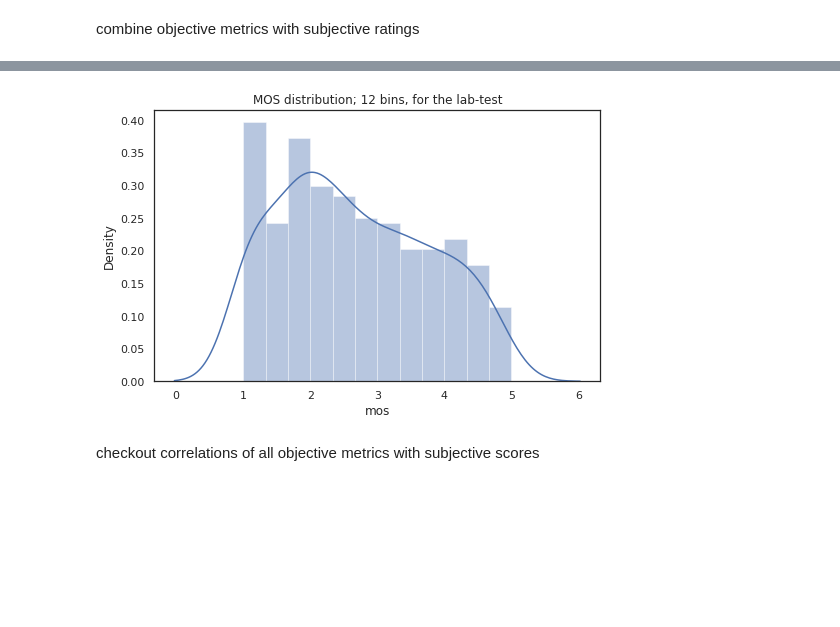
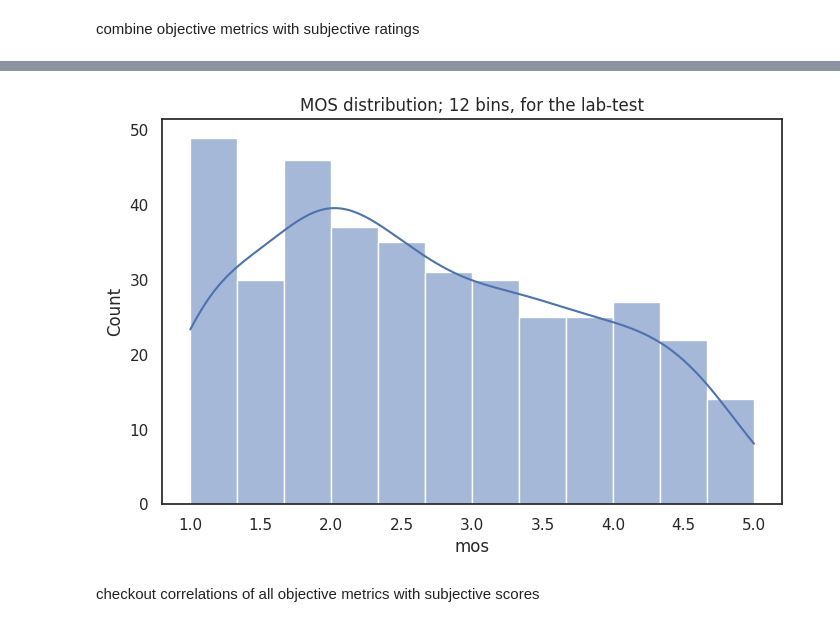
Before and after one commit to Telecommunication-Telemedia-Assessment/image_quality_test, a Jupyter notebook: test_1/analyze_ratings.ipynb, the cells around one changed output, grey strips where cells are left out. Cells and saved outputs as stored; diff of their text form; code cells hidden in the pictures; blank space fills up the shorter version.

```diff
--- a/test_1/analyze_ratings.ipynb
+++ b/test_1/analyze_ratings.ipynb
@@ -285,20 +285,21 @@ dm.to_csv("objective_metrics_and_mos_ci.csv", index=False)
 # %%
 dratings = pd.read_csv("objective_metrics_and_mos_ci.csv")
 d(dratings.head())
 
 sns.set(rc={'figure.figsize':(8,5)})
 sns.set_style("white")
-ax = sns.distplot(dratings["mos"], bins=12)
+ax = sns.histplot(dratings["mos"], bins=12, kde=True)
+
 ax.set_title("MOS distribution; 12 bins, for the lab-test")
 plot(ax, "mos_dist")
 # %% [output]
 |  | image_name | mos | ci | std | image | vmaf | adm2 | psnr | ssim | ms_ssim | ... |
 | 0 | BennuProRes4444.mov_1frame_crf_03... | 3.095238 | 0.699565 | 0.768424 | BennuProRes4444.mov_1frame_crf_03... | 96.55329 | 0.97798 | 55.46594 | 0.99986 | 0.99935 | ... |
 | 1 | BennuProRes4444.mov_1frame_crf_06... | 2.904762 | 0.568885 | 0.624881 | BennuProRes4444.mov_1frame_crf_06... | 91.59939 | 0.95523 | 51.85869 | 0.99946 | 0.99832 | ... |
 | 2 | BennuProRes4444.mov_1frame_crf_08... | 2.809524 | 0.547677 | 0.601585 | BennuProRes4444.mov_1frame_crf_08... | 86.01128 | 0.93306 | 49.23137 | 0.99851 | 0.99671 | ... |
 | 3 | BennuProRes4444.mov_1frame_crf_13... | 2.476190 | 0.547677 | 0.601585 | BennuProRes4444.mov_1frame_crf_13... | 66.93424 | 0.86470 | 44.07120 | 0.99220 | 0.98897 | ... |
 | 4 | BennuProRes4444.mov_1frame_crf_21... | 2.142857 | 0.435249 | 0.478091 | BennuProRes4444.mov_1frame_crf_21... | 52.66551 | 0.81816 | 40.36141 | 0.97856 | 0.97636 | ... |
-[figure, old version]
+[figure, new version]
 # %% [markdown]
 checkout correlations of all objective metrics with subjective scores
 # %%
```
Also changed, not shown: parts of 3 cells of this notebook, 13 other files.
